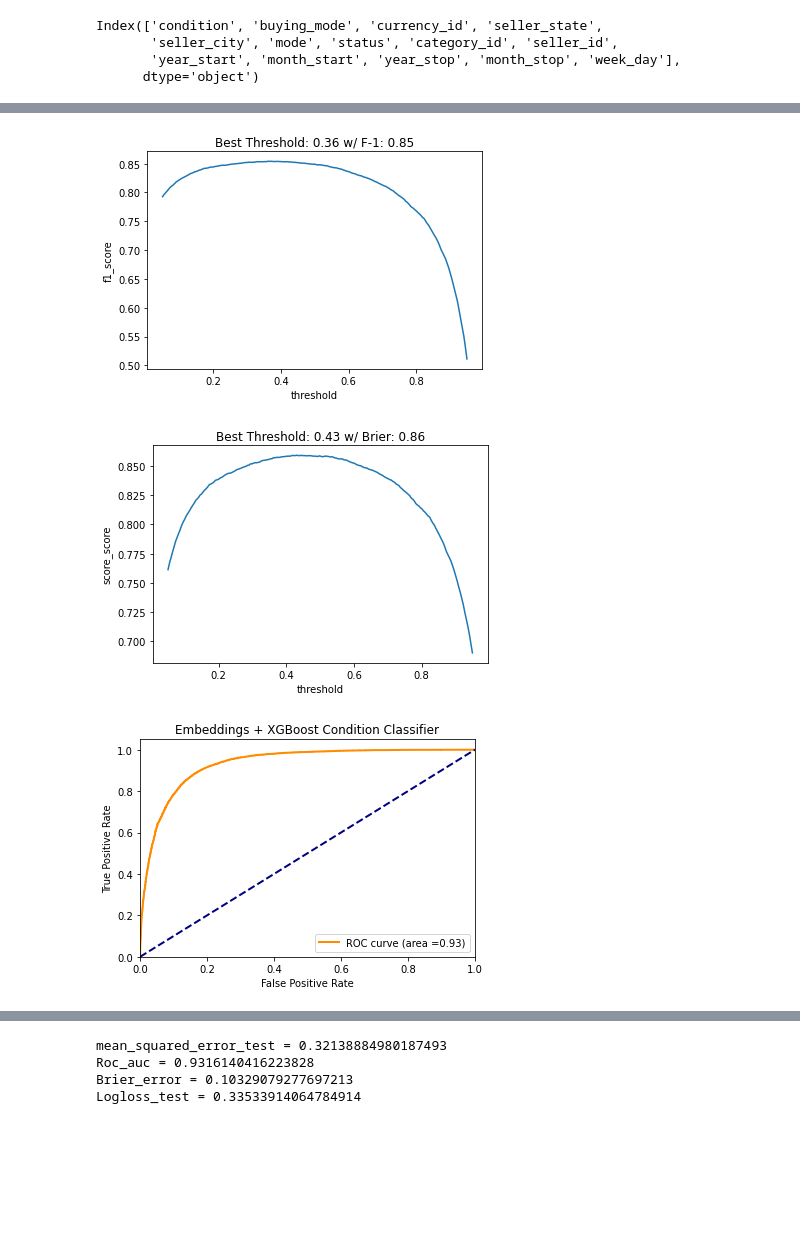
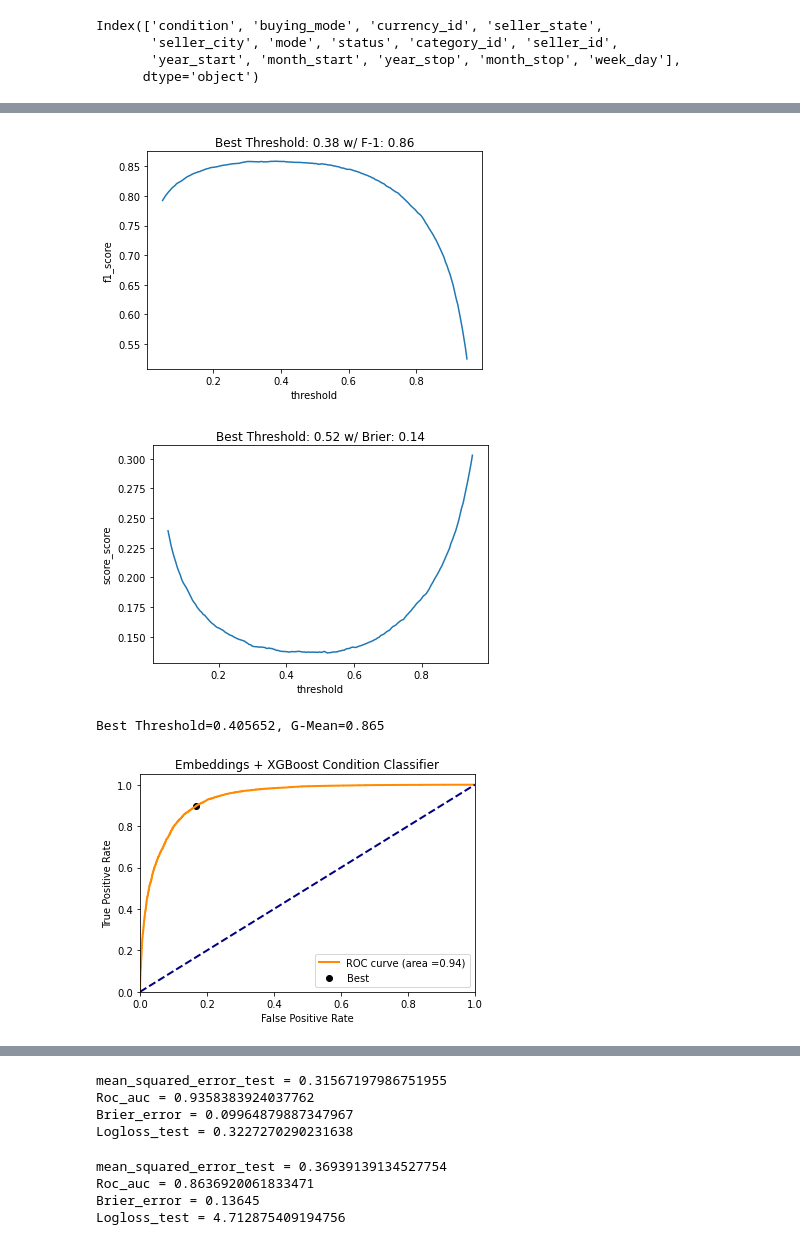
Before and after one commit to ggnicolau/predict-used-new-marketplace, a Jupyter notebook: notebooks/2.3.ggn-mercado-embeddings_xgboost.ipynb, the cells around one changed output, grey strips where cells are left out. Cells and saved outputs as stored; diff of their text form; code cells hidden in the pictures; blank space fills up the shorter version.

```diff
--- a/notebooks/2.3.ggn-mercado-embeddings_xgboost.ipynb
+++ b/notebooks/2.3.ggn-mercado-embeddings_xgboost.ipynb
@@ -3,7 +3,7 @@
 # %%
 import pandas as pd
 pd.options.mode.chained_assignment = None  # default='warn'
-dfs = pd.read_json('MLA_100k_checked_v3.jsonlines', lines=True)
+dfs = pd.read_json('~/Documents/4.MY_PROJECTS/GitHub/predict-used-new-marketplace/data/raw/MLA_100k_checked_v3.jsonlines', lines=True)
 # %%
 dfs = dfs.rename(columns = {'tags':'tag'})
 dfs = dfs.rename(columns = {'id':'Id'})
@@ -644,7 +644,7 @@ def build_pipeline(mode: str):
                                                                  num_parallel_tree = 2,                 # Parallel trees constructed during each iteration. Default is 1.
                                                                  importance_type = 'weight',
                                                                  eval_metric = 'auc',
-                                                                 #use_label_encoder = True,
+                                                                 use_label_encoder = False,             # True is
                                                                  #enable_categorical = True,
                                                                  verbosity = 1,
                                                                  nthread = -1,                          # Set -1 to use all threads.
@@ -677,10 +677,9 @@ from sklearn.metrics import cohen_kappa_score, brier_score_loss
 from sklearn.metrics import matthews_corrcoef, mean_squared_error, log_loss
 from sklearn.metrics import f1_score, recall_score, precision_score
 from sklearn.metrics import roc_auc_score, roc_curve, auc
+from numpy import sqrt, argmax, argmin
 
 # Plot F1-Score and Threshold
-from sklearn.metrics import f1_score
-
 threshold_list = np.linspace(0.05, 0.95, 200)
 
 f1_list = []
@@ -697,48 +696,60 @@ title = "Best Threshold: " + str(round(bt, 2)) + " w/ F-1: " + str(round(f1, 2))
 sns.lineplot(data=df_f1, x='threshold', y='f1_score').set_title(title)
 plt.show()
 
-# Plot your Score and threshold
+# Plot your other Score and threshold
 threshold_list = np.linspace(0.05, 0.95, 200)
 
 score_list = []
 for threshold in threshold_list:
-    pred_label = np.where(embedding_preds[:,1] > threshold, 0, 1)
+    pred_label = np.where(embedding_preds[:,1] < threshold, 0, 1)
     score = brier_score_loss(y_test, pred_label)
     score_list.append(score)
 
 df_score = pd.DataFrame({'threshold':threshold_list, 'score_score': score_list})
-df_score[df_score['score_score'] == max(df_score['score_score'])]
-bt = df_score[df_score['score_score'] == max(df_score['score_score'])]['threshold'].values[0]
-score = df_score[df_score['score_score'] == max(df_score['score_score'])]['score_score'].values[0]
+df_score[df_score['score_score'] == min(df_score['score_score'])]
+bt = df_score[df_score['score_score'] == min(df_score['score_score'])]['threshold'].values[0]
+score = df_score[df_score['score_score'] == min(df_score['score_score'])]['score_score'].values[0]
 title = "Best Threshold: " + str(round(bt, 2)) + " w/ Brier: " + str(round(score, 2))
 sns.lineplot(data=df_score, x='threshold', y='score_score').set_title(title)
 plt.show()
 
 from sklearn.metrics import roc_curve
 
 #Plot ROC_Curve
 fpr, tpr, thresholds = roc_curve(y_test, embedding_preds[:,1])
 roc = roc_auc_score(y_test, embedding_preds[:,1])
+
+# calculate the g-mean for each threshold
+gmeans = sqrt(tpr * (1-fpr))
+# locate the index of the largest g-mean
+ix = argmax(gmeans)
+print('Best Threshold=%f, G-Mean=%.3f' % (thresholds[ix], gmeans[ix]))
+
+
 plt.figure()
 lw = 2
 plt.plot(
     fpr,
     tpr,
     color="darkorange",
     lw=lw,
+    #marker='.',
     label=f"ROC curve (area ={'%.2f' % roc})"# % roc_auc["micro"],
 )
+
+plt.scatter(fpr[ix], tpr[ix], marker='o', color='black', label='Best') #threshold
 
 plt.plot([0, 1], [0, 1], color="navy", lw=lw, linestyle="--")
 plt.xlim([0.0, 1.0])
 plt.ylim([0.0, 1.05])
 plt.xlabel("False Positive Rate")
 plt.ylabel("True Positive Rate")
 plt.title("Embeddings + XGBoost Condition Classifier")
 plt.legend(loc="lower right")
-plt.savefig('embe_xgboost_roc_curve.png', bbox_inches='tight', dpi = 300)
+plt.savefig('emb_xgboost_curve.png', bbox_inches='tight', dpi = 300)
 plt.show()
 # %% [output]
-[figure, old version]
+[figure, new version]
-[figure, old version]
+[figure, new version]
+Best Threshold=0.405652, G-Mean=0.865
-[figure, old version]
+[figure, new version]
@@ -747,6 +758,5 @@ Wall time: 1.83 s
 # %%
 # best_preds_score = np.where(embedding_preds < bt, 0, 1) # Uncomment if you want to change threshold... Lower, because threshold calculated on Brier Loss and lower is better
-
 print("mean_squared_error_test = {}".format(mean_squared_error(y_test, embedding_preds[:,1], squared=False)))
 print("Roc_auc = {}".format(roc_auc_score(y_test, embedding_preds[:,1])))
 print("Brier_error = {}".format(brier_score_loss(y_test, embedding_preds[:,1])))
@@ -757,7 +767,23 @@ print("Logloss_test = {}".format(log_loss(y_test, embedding_preds[:,1])))
 # print("Kappa_score = {}".format(cohen_kappa_score(Y_test, preds_test[:,1])))
 # print("Matthews_corrcoef = {}".format(matthews_corrcoef(Y_test, preds_test[:,1])))
 # %% [output]
-mean_squared_error_test = 0.32138884980187493
-Roc_auc = 0.9316140416223828
-Brier_error = 0.10329079277697213
-Logloss_test = 0.33533914064784914
+mean_squared_error_test = 0.31567197986751955
+Roc_auc = 0.9358383924037762
+Brier_error = 0.09964879887347967
+Logloss_test = 0.3227270290231638
+# %%
+best_preds_score = np.where(embedding_preds < bt, 0, 1) # Uncomment if you want to change threshold... Lower, because threshold calculated on Brier Loss and lower is better
+print("mean_squared_error_test = {}".format(mean_squared_error(y_test, best_preds_score[:,1], squared=False)))
+print("Roc_auc = {}".format(roc_auc_score(y_test, best_preds_score[:,1])))
+print("Brier_error = {}".format(brier_score_loss(y_test, best_preds_score[:,1])))
+print("Logloss_test = {}".format(log_loss(y_test, best_preds_score[:,1])))
+# print("Precision = {}".format(precision_score(Y_test, preds_test[:,1])))
+# print("Recall = {}".format(recall_score(Y_test, preds_test[:,1])))
+# print("F1 = {}".format(f1_score(Y_test, preds_test[:,1])))
+# print("Kappa_score = {}".format(cohen_kappa_score(Y_test, preds_test[:,1])))
+# print("Matthews_corrcoef = {}".format(matthews_corrcoef(Y_test, preds_test[:,1])))
+# %% [output]
+mean_squared_error_test = 0.36939139134527754
+Roc_auc = 0.8636920061833471
+Brier_error = 0.13645
+Logloss_test = 4.712875409194756
```
Also changed, not shown: parts of 5 cells of this notebook, 17 other files.
